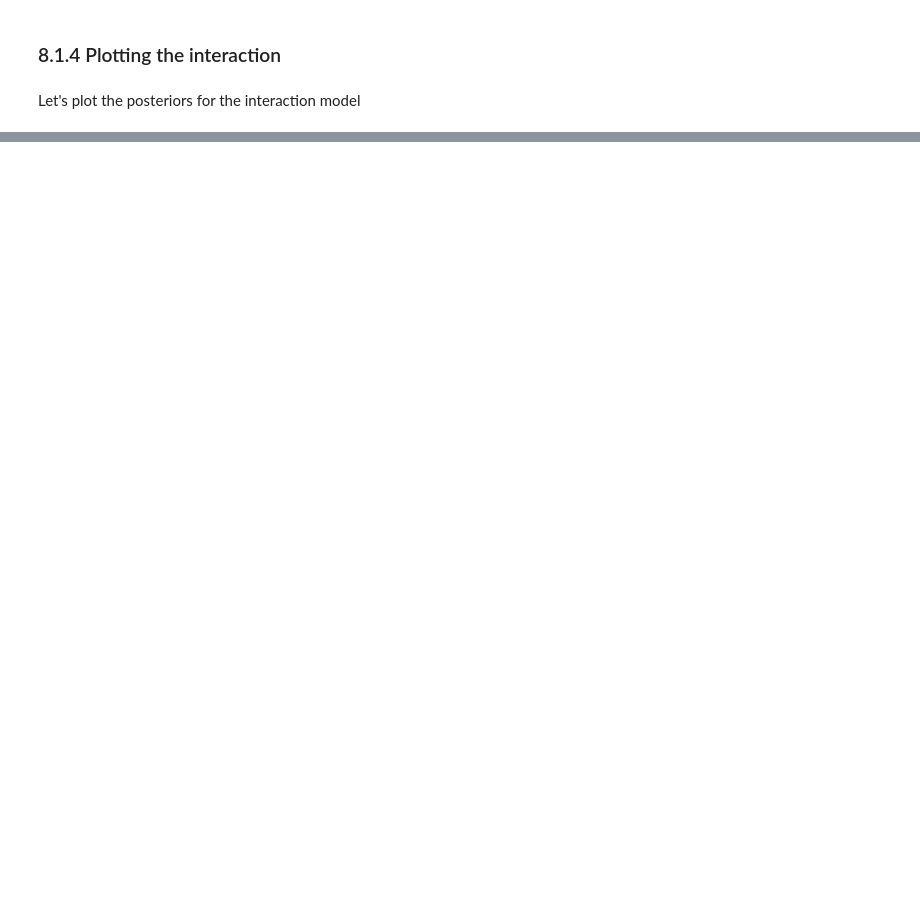
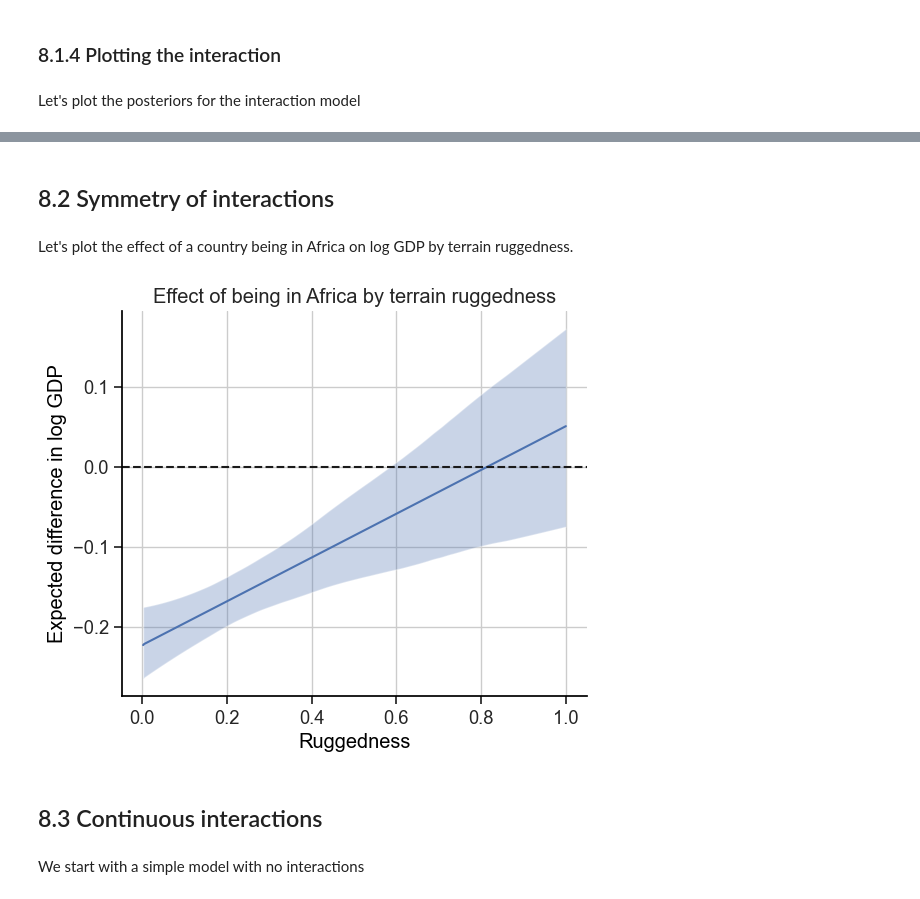
Before and after one commit to chris-leonard/statistical-rethinking, a Jupyter notebook: notes/chapter_8.ipynb, the cells around one changed output, grey strips where cells are left out. Saved outputs shown, nothing was run; the diff lists cells and outputs as text; code cells hidden in the pictures; blank space fills up the shorter version.

```diff
--- a/notes/chapter_8.ipynb
+++ b/notes/chapter_8.ipynb
@@ -578,0 +732,24 @@ ax.legend(title="Continent");
+# %% [markdown]
+## 8.2 Symmetry of interactions
+# %% [markdown]
+Let's plot the effect of a country being in Africa on log GDP by terrain ruggedness.
+# %%
+mu_africa = counterfactual_trace_8_3["Africa"].predictions.mu
+mu_not_africa = counterfactual_trace_8_3["Not Africa"].predictions.mu
+mu_delta = mu_africa - mu_not_africa
+# %%
+ax = plot_posterior_linear_model(
+    x=counterfactual_trace_8_3["Africa"].predictions_constant_data.rugged_std,
+    mu=mu_delta,
+    smooth=True,
+)
+ax.axhline(0, color="k", ls="--")
+ax.set(
+    xlabel="Ruggedness",
+    ylabel="Expected difference in log GDP",
+    title="Effect of being in Africa by terrain ruggedness",
+);
+# %% [output]
+[figure, added]
+# %% [markdown]
+## 8.3 Continuous interactions
@@ -578,0 +764,2 @@ ax.legend(title="Continent");
+# %% [markdown]
+We start with a simple model with no interactions
```
Also changed, not shown: parts of 58 cells of this notebook, 1 other file.
